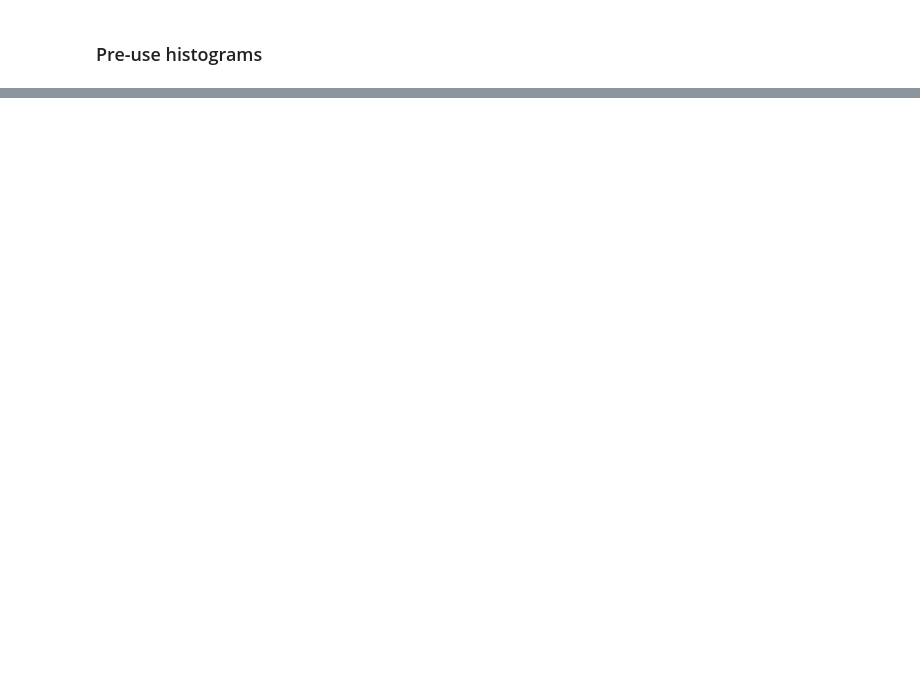
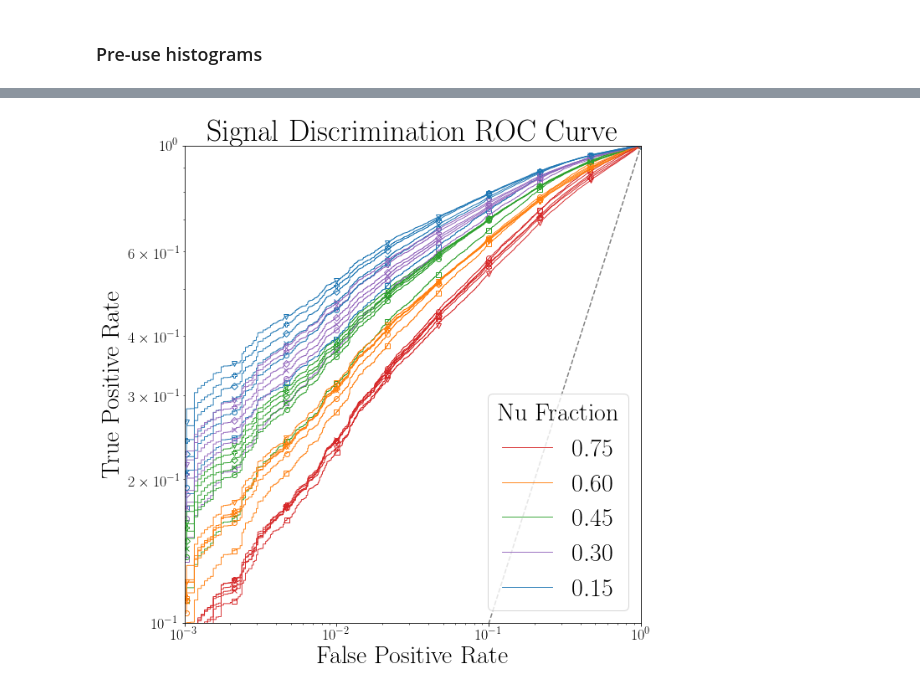
Before and after one commit to luclepot/SVJ, a Jupyter notebook: newplots.ipynb, the cells around one changed output, grey strips where cells are left out. Cells and saved outputs as stored; diff of their text form; code cells hidden in the pictures; blank space fills up the shorter version.

```diff
--- a/newplots.ipynb
+++ b/newplots.ipynb
@@ -415,0 +551,61 @@ train_shell :: using saved model
+# %%
+from matplotlib import lines as mplines
+# errs = e.roc(figsize=10, yscale='log', xscale='log', figname='SVJ vs. QCD error', fontsize=20, show_plot=0)
+
+prop_cycle = plt.rcParams['axes.prop_cycle']
+all_colors = prop_cycle.by_key()['color']
+all_lines = ['-', '--', '-.', ':', '-']
+all_markers = ['x', 'o', 'v', 'D', 's', 'P']
+# all_lines = ["s", "o", "d", "x", "1"]
+
+masses, nus = map(set, np.asarray([[err.split('_')[1], '{:.2f}'.format(int(err.split('_')[2])/100.)] for err in errors.keys() if len(err.split('_')) >= 3]).T)
+colors = {nu: all_colors[i] for i,nu in enumerate(nus)}
+lines = {nu: '-' for i,nu in enumerate(nus)}
+markers = {mass: all_markers[i] for i,mass in enumerate(masses)}
+
+plt.figure(figsize=(10,10))
+aucplot = aucs.copy()
+
+dots = np.logspace(-3, -2, len(aucplot))
+# index = np.argsort([(k, v['mae']['auc']) for k,v in aucplot.items()],axis=0)[:,1]
+index = np.argsort([(k, v['mae']['roc'][1][np.argmin(abs(v['mae']['roc'][0] - 2*1e-3))]) for k,v in aucplot.items()], axis=0)[:,1]
+i = 0
+
+used_labels = set()
+used_styles = OrderedDict()
+for a in aucplot:
+    for typ in aucplot[a]:
+        mass,nu = a.split('_')[1:]
+        nu = '{:.2f}'.format(int(nu)/100.)
+        roc = aucplot[a][typ]['roc']
+        auc = aucplot[a][typ]['auc']
+
+        lab = r'${}$'.format(nu)
+        if lab in used_labels:
+            lab = None
+        used_labels.add(lab)
+
+
+#         nex = dots[index[i]]
+        idxs = [np.argmin(abs(roc[0] - x)) for x in np.logspace(-3, 0, 10)]
+        nex = 2e-3
+#         xplt = np.argmin(abs(roc[0] - nex))
+        i += 1
+
+        plt.plot(roc[0], roc[1], linestyle=lines[nu], c=colors[nu], label=lab, linewidth=0.9)
+        used_styles[(nu, mass)] = plt.plot(roc[0][idxs], roc[1][idxs], marker=markers[mass], markeredgecolor=colors[nu], markerfacecolor='None', markersize=6, linestyle='None')
+
+    #, label=r'${}$, Nu={}'.format(mass, nu))
+plt.plot(np.arange(0,1.001,0.001), np.arange(0,1.001,0.001), linestyle='--', c='grey')
+plt.xlabel('False Positive Rate')
+plt.ylabel('True Positive Rate')
+plt.title('Signal Discrimination ROC Curve')
+plt.yscale('log')
+plt.xscale('log')
+plt.legend(title='Nu Fraction')
+plt.ylim(1e-1, 1)
+plt.xlim(1e-3, 1)
+
+plt.show()
+# %% [output]
+[figure, added]
```
Also changed, not shown: parts of 21 cells of this notebook.
